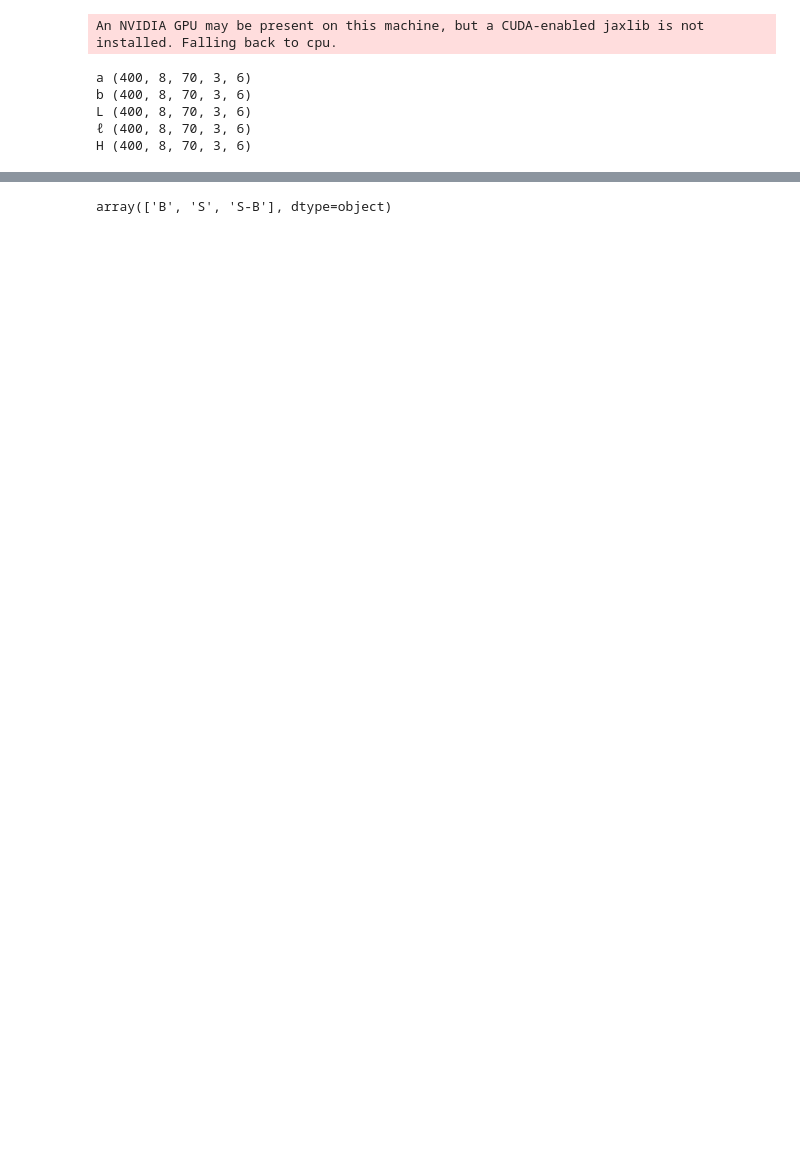
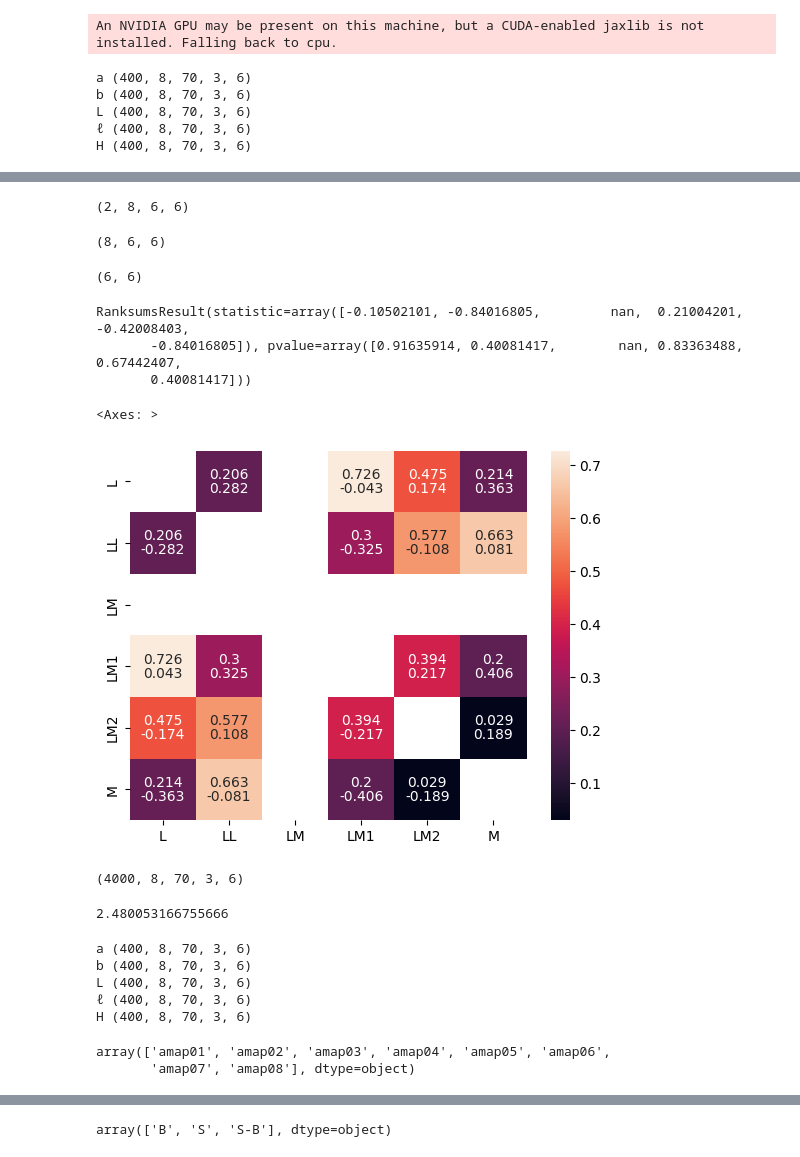
Before and after one commit to hbmep/rat-mapping, a Jupyter notebook: notebooks/C_SMA_LAR/processed_selectivity.ipynb, the cells around one changed output, grey strips where cells are left out. Drawn from its saved outputs; the diff is of its cells as text; code cells hidden in the pictures; blank space fills up the shorter version.

```diff
--- a/notebooks/C_SMA_LAR/processed_selectivity.ipynb
+++ b/notebooks/C_SMA_LAR/processed_selectivity.ipynb
@@ -53,0 +181,5 @@ H (400, 8, 70, 3, 6)
+# %%
+means_c5_diff = means_c5[:,:,None] - means_c5[:,None,:]
+means_c6_diff = means_c6[:,:,None] - means_c6[:,None,:]
+# %%
+t = ma.mean(ma.array([means_c5_diff, means_c6_diff]), axis=(0))
@@ -53,0 +218,65 @@ H (400, 8, 70, 3, 6)
+# %%
+ma.array([means_c5_diff, means_c6_diff]).shape
+# %% [output]
+(2, 8, 6, 6)
+# %%
+t.shape
+# %% [output]
+(8, 6, 6)
+# %%
+test = stats.ttest_1samp(t, popmean=0, axis=0)
+pvalues = test.pvalue
+pvalues.shape
+# %% [output]
+(6, 6)
+# %%
+labels = ['L', 'LL', 'LM', 'LM1', 'LM2', 'M']
+# %%
+stats.ranksums(t[:,1], t[:,5])
+# %% [output]
+RanksumsResult(statistic=array([-0.10502101, -0.84016805,         nan,  0.21004201, -0.42008403,
+       -0.84016805]), pvalue=array([0.91635914, 0.40081417,        nan, 0.83363488, 0.67442407,
+       0.40081417]))
+# %%
+sns.heatmap(pvalues, xticklabels=labels, yticklabels=labels, annot=False)
+sns.heatmap(pvalues, xticklabels=labels, yticklabels=labels, annot=np.round(t.mean(axis=0).data, 3), annot_kws={'va':'top'}, fmt="", cbar=False)
+sns.heatmap(pvalues, xticklabels=labels, yticklabels=labels, annot=np.round(pvalues, 3), annot_kws={'va':'bottom'}, fmt="", cbar=False)
+# %% [output]
+<Axes: >
+[figure, added]
+# %%
+posterior_samples[site.a].shape
+# %% [output]
+(4000, 8, 70, 3, 6)
+# %%
+df.pulse_amplitude.max()/np.nanmax(np.nanmean(posterior_samples[site.a], axis=(0,2,3,4)))
+# %% [output]
+2.480053166755666
+# %%
+a = posterior_samples[site.a]
+b = posterior_samples[site.b]
+L = posterior_samples[site.L]
+ell = posterior_samples[site.ell]
+H = posterior_samples[site.H]
+
+x = np.linspace(0, 500, 1000)
+
+named_params = [site.a, site.b, site.L, site.ell, site.H]
+params = [posterior_samples[param][:400, ...] for param in named_params]
+
+for named_param, param in zip(named_params, params):
+
+    print(named_param, param.shape)
+# %% [output]
+a (400, 8, 70, 3, 6)
+b (400, 8, 70, 3, 6)
+L (400, 8, 70, 3, 6)
+ℓ (400, 8, 70, 3, 6)
+H (400, 8, 70, 3, 6)
+# %%
+subjects = sorted(df['participant'].unique())
+subjects = encoder_dict['participant'].inverse_transform(subjects)
+subjects
+# %% [output]
+array(['amap01', 'amap02', 'amap03', 'amap04', 'amap05', 'amap06',
+       'amap07', 'amap08'], dtype=object)
```
Also changed, not shown: parts of 27 cells of this notebook, 2 other files.
